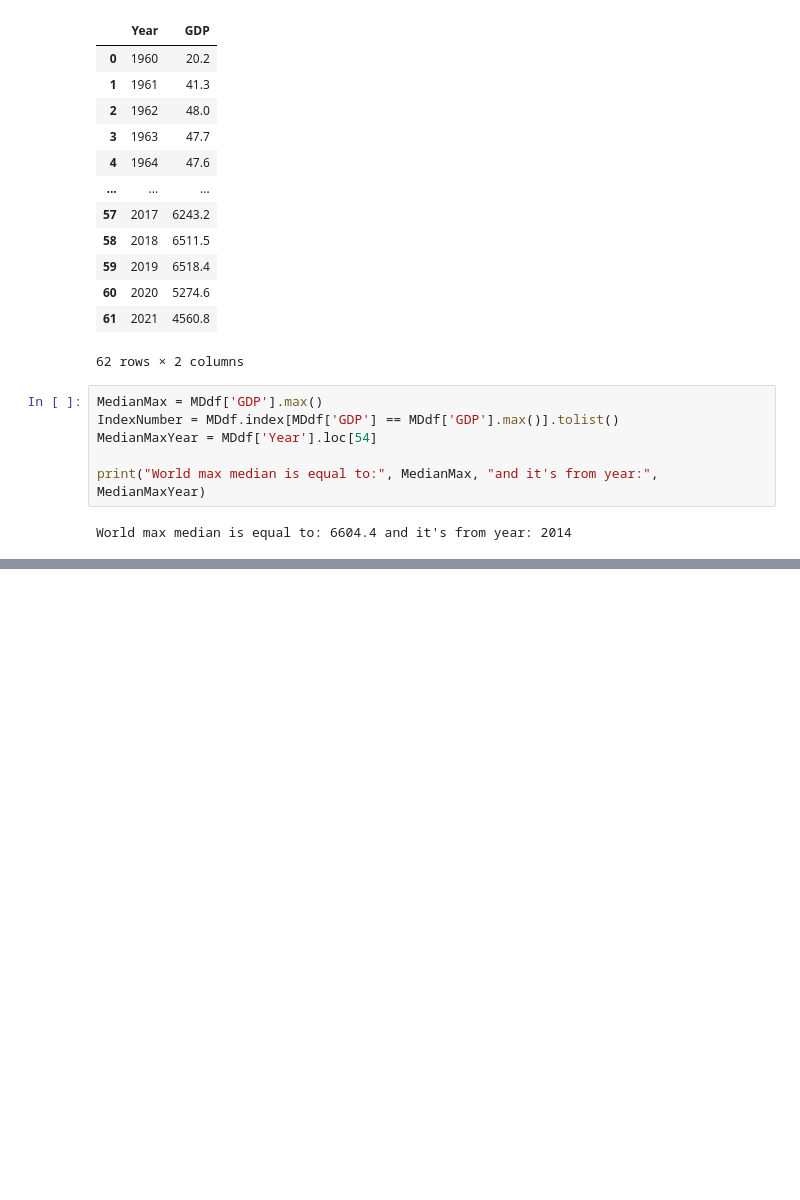
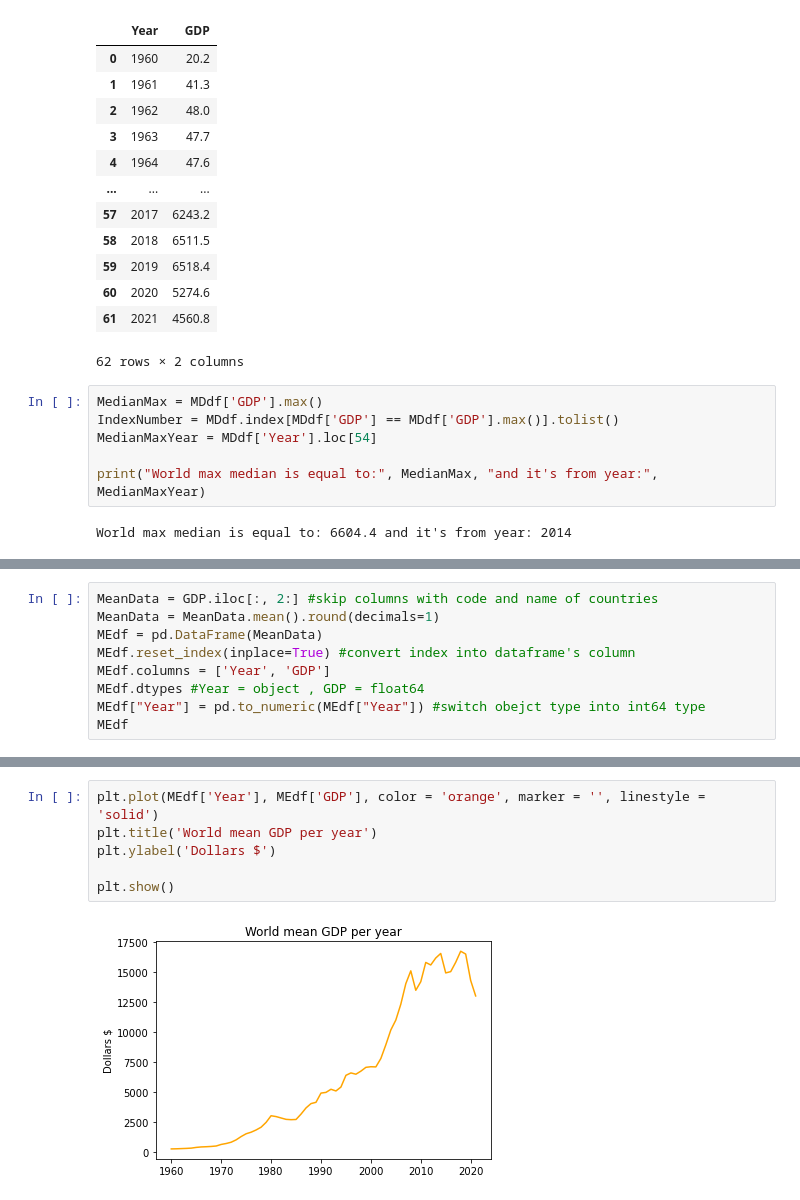
Before and after one commit to NorthBrainsAnalytics/GDP-per-capita, a Jupyter notebook: GDP per capita.ipynb, the cells around one changed output, grey strips where cells are left out. Saved outputs shown, nothing was run; the diff lists cells and outputs as text; blank space fills up the shorter version.

```diff
--- a/GDP per capita.ipynb
+++ b/GDP per capita.ipynb
@@ -90,0 +111,9 @@ World min median is equal to: 20.2 and it's from year: 1960
+# %%
+MeanData = GDP.iloc[:, 2:] #skip columns with code and name of countries
+MeanData = MeanData.mean().round(decimals=1)
+MEdf = pd.DataFrame(MeanData)
+MEdf.reset_index(inplace=True) #convert index into dataframe's column
+MEdf.columns = ['Year', 'GDP']
+MEdf.dtypes #Year = object , GDP = float64
+MEdf["Year"] = pd.to_numeric(MEdf["Year"]) #switch obejct type into int64 type
+MEdf
@@ -90,0 +150,8 @@ World min median is equal to: 20.2 and it's from year: 1960
+# %%
+plt.plot(MEdf['Year'], MEdf['GDP'], color = 'orange', marker = '', linestyle = 'solid')
+plt.title('World mean GDP per year')
+plt.ylabel('Dollars $')
+
+plt.show()
+# %% [output]
+[figure, added]
```
Also changed, not shown: parts of 15 cells of this notebook, 1 other file.
